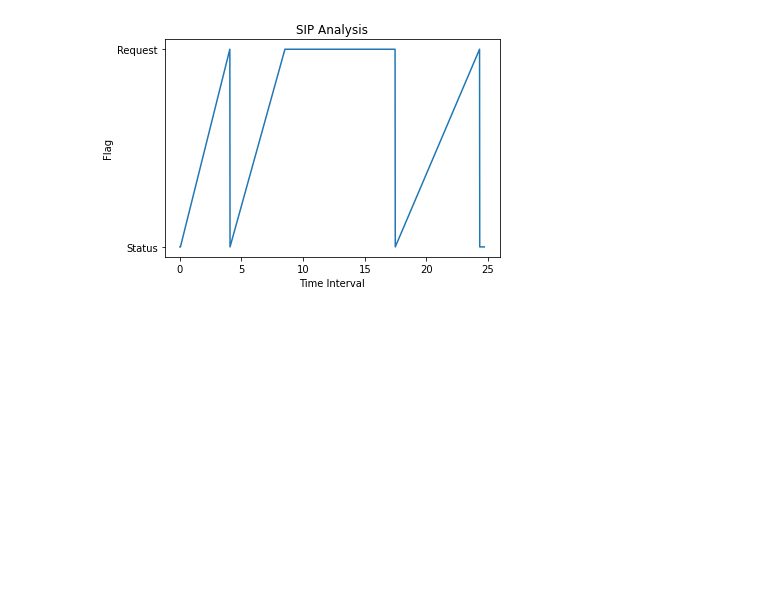
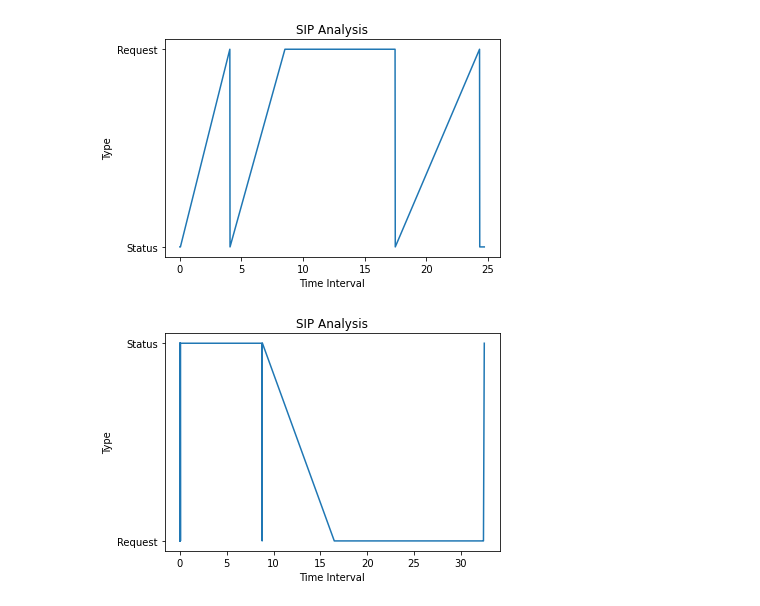
Before and after one commit to akashdecoder/CISCO_PROJECT_SIP_PROTOCOL, a Jupyter notebook: SIPAnalysis.ipynb, the cells around one changed output. Cells and saved outputs as stored; diff of their text form; code cells hidden in the pictures; blank space fills up the shorter version.

Commit message:
Added the second file for analysis

```diff
--- a/SIPAnalysis.ipynb
+++ b/SIPAnalysis.ipynb
@@ -211,3 +211,12 @@ plt.title('SIP Analysis')
 plt.show()
 # %% [output]
 [figure]
+# %%
+#Plot Type vs time interval for File2
+plt.plot(time1, flags1)
+plt.xlabel('Time Interval')
+plt.ylabel('Type')
+plt.title('SIP Analysis')
+plt.show()
+# %% [output]
+[figure, added]
```
Also changed, not shown: parts of 1 cell of this notebook.
